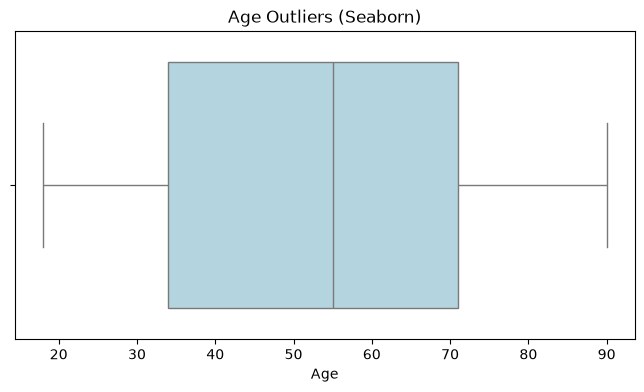
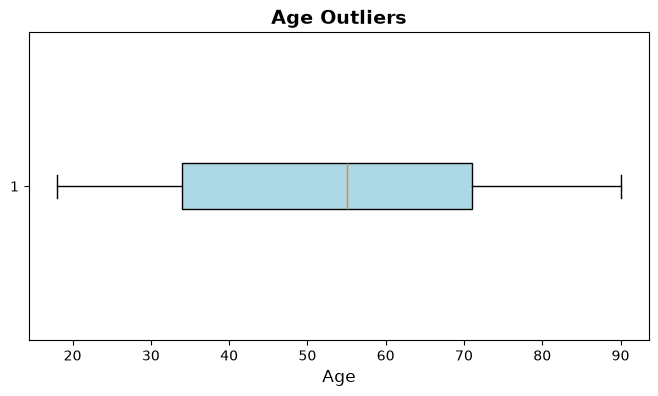
The change to this notebook cell's code, shown as a diff; its figure went from the first image to the second:
--- before
+++ after
@@ -73,15 +73,7 @@
 # Outliers Plot
 print("\n--- Outliers Chart (Age) ---")
-# 1. Seaborn Boxplot (from IS346)
-plt.figure(figsize=(8,4))
-sns.boxplot(x=df['age'].dropna(), color='lightblue')
-plt.title('Age Outliers (Seaborn)')
-plt.xlabel('Age')
-plt.show()
-
-# 2. Matplotlib Boxplot (from DataQuality)
 plt.figure(figsize=(8, 4))
 plt.boxplot(df['age'].dropna(), vert=False, patch_artist=True, boxprops=dict(facecolor='lightblue'))
-plt.title('Age Outliers (Matplotlib)', fontsize=14, fontweight='bold')
+plt.title('Age Outliers', fontsize=14, fontweight='bold')
 plt.xlabel('Age', fontsize=12)
 plt.gca().set_facecolor('white')

Commit: feat: keep single age outlier plot, update README and notebook outputs